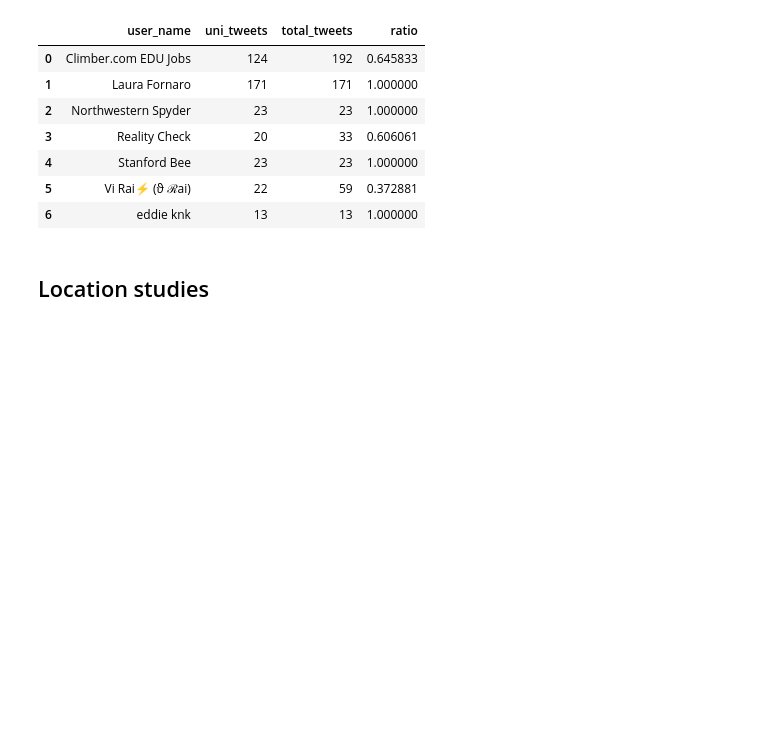
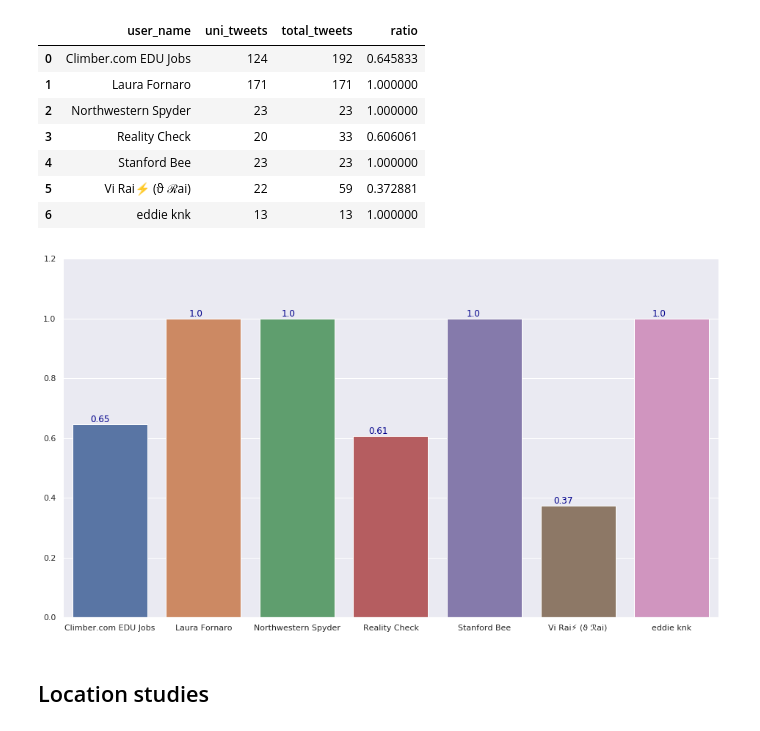
Before and after one commit to DoinGodsWork37/BigDataEngg, a Jupyter notebook: final_project/EDA.ipynb, the cells around one changed output. Saved outputs shown, nothing was run; the diff lists cells and outputs as text; code cells hidden in the pictures; blank space fills up the shorter version.

```diff
--- a/final_project/EDA.ipynb
+++ b/final_project/EDA.ipynb
@@ -282,7 +285,9 @@ tmp_df
 | 6 | eddie knk | 13 | 13 | 1.000000 |
 # %%
 f, ax = plt.subplots(1,1,figsize=(16,9))
-plt
+plot_bar(data=tmp_df, x="user_name", y="ratio", ax=ax, highlight_max_min=False)
+# %% [output]
+[figure, added]
 # %% [markdown]
 ## Location studies
 # %% [markdown]
```
Also changed, not shown: parts of 9 cells of this notebook.
